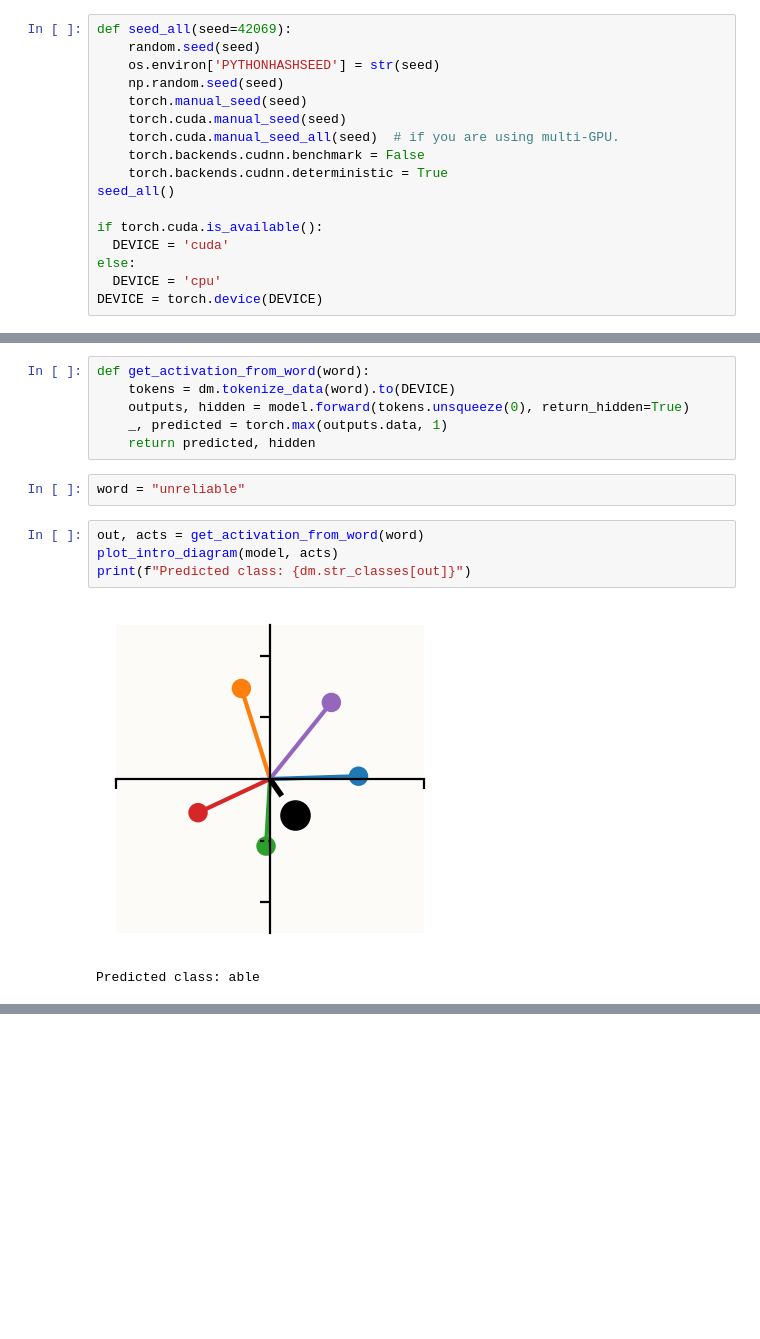
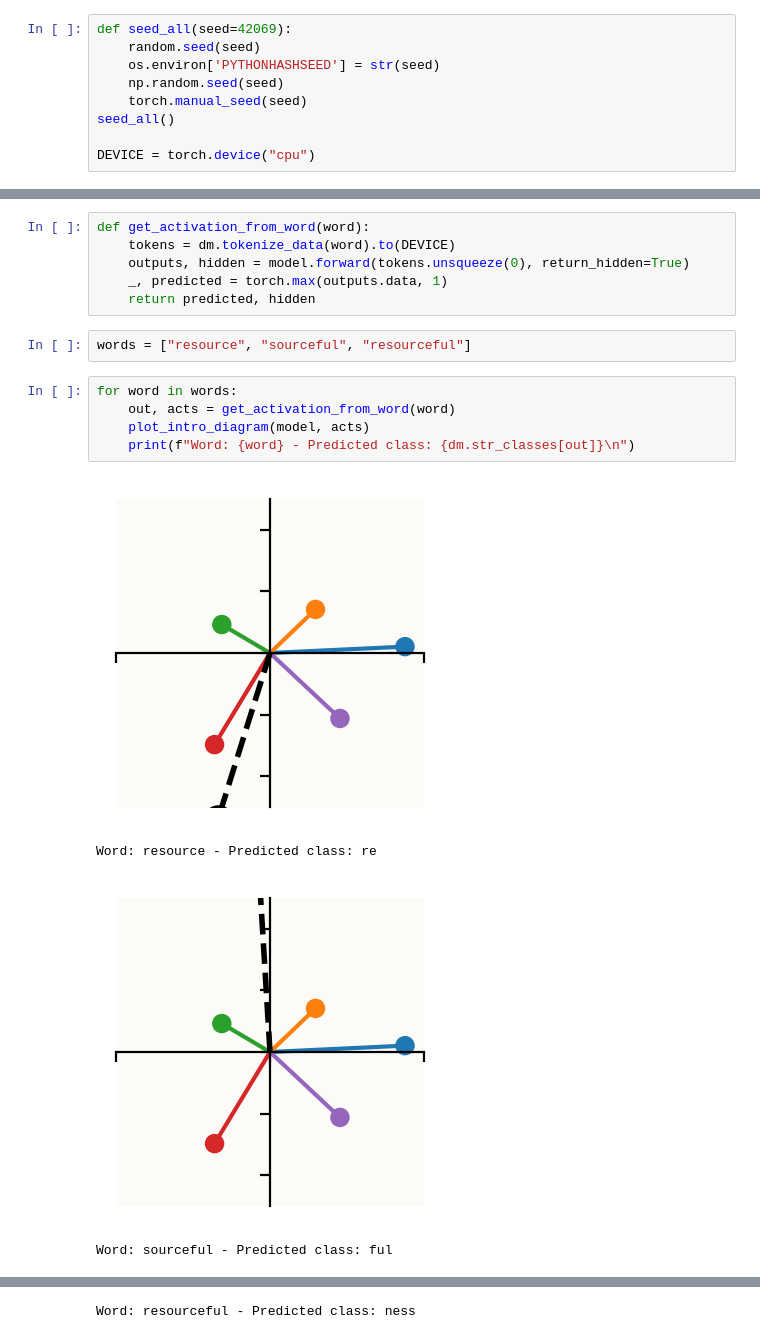
Before and after one commit to smurphnerd/FIT5047-assignment4, a Jupyter notebook: modelling_hallucinations.ipynb, the cells around one changed output, grey strips where cells are left out. Saved outputs shown, nothing was run; the diff lists cells and outputs as text; blank space fills up the shorter version.

```diff
--- a/modelling_hallucinations.ipynb
+++ b/modelling_hallucinations.ipynb
@@ -47,17 +47,9 @@ def seed_all(seed=42069):
     os.environ['PYTHONHASHSEED'] = str(seed)
     np.random.seed(seed)
     torch.manual_seed(seed)
-    torch.cuda.manual_seed(seed)
-    torch.cuda.manual_seed_all(seed)  # if you are using multi-GPU.
-    torch.backends.cudnn.benchmark = False
-    torch.backends.cudnn.deterministic = True
 seed_all()
 
-if torch.cuda.is_available():
-  DEVICE = 'cuda'
-else:
-  DEVICE = 'cpu'
-DEVICE = torch.device(DEVICE)
+DEVICE = torch.device("cpu")
 # %% [markdown]
 ## Dataset
 
@@ -517,12 +509,15 @@ def get_activation_from_word(word):
     outputs, hidden = model.forward(tokens.unsqueeze(0), return_hidden=True)
     _, predicted = torch.max(outputs.data, 1)
     return predicted, hidden
-# %%
-word = "unreliable"
+# %%
+words = ["resource", "sourceful", "resourceful"]
 # %%
-out, acts = get_activation_from_word(word)
-plot_intro_diagram(model, acts)
-print(f"Predicted class: {dm.str_classes[out]}")
+for word in words:
+    out, acts = get_activation_from_word(word)
+    plot_intro_diagram(model, acts)
+    print(f"Word: {word} - Predicted class: {dm.str_classes[out]}\n")
 # %% [output]
-[figure, old version]
+[figure, new version]
-Predicted class: able
+Word: resource - Predicted class: re
+[figure, added]
+Word: sourceful - Predicted class: ful
@@ -528,0 +525 @@ Predicted class: able
+Word: resourceful - Predicted class: ness
```
Also changed, not shown: parts of 2 cells of this notebook, 2 other files.
